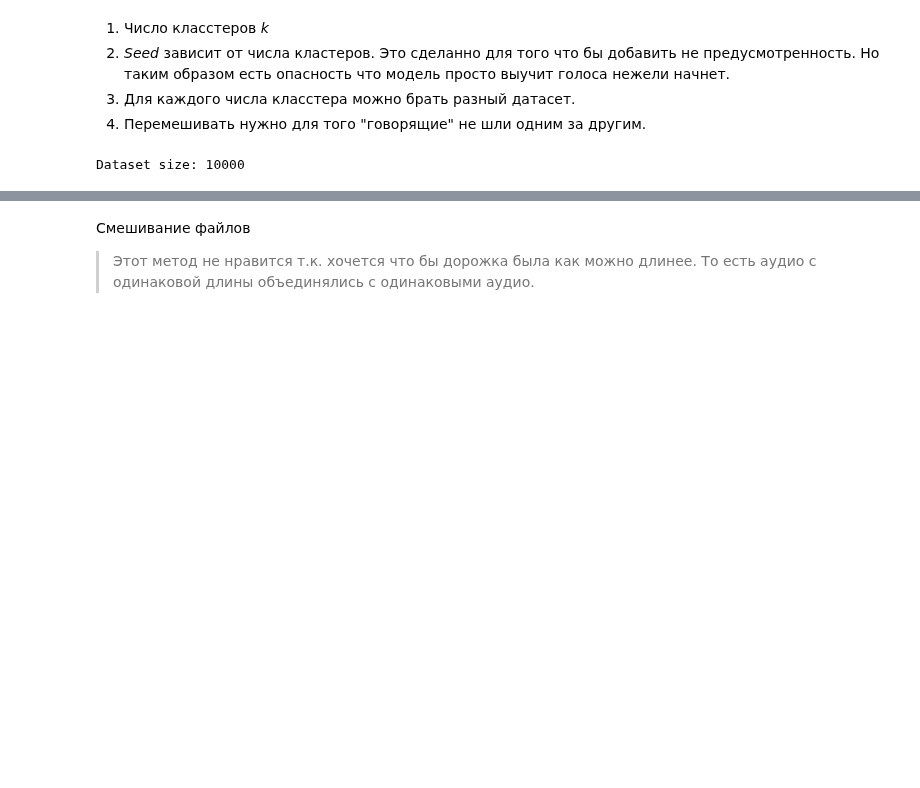
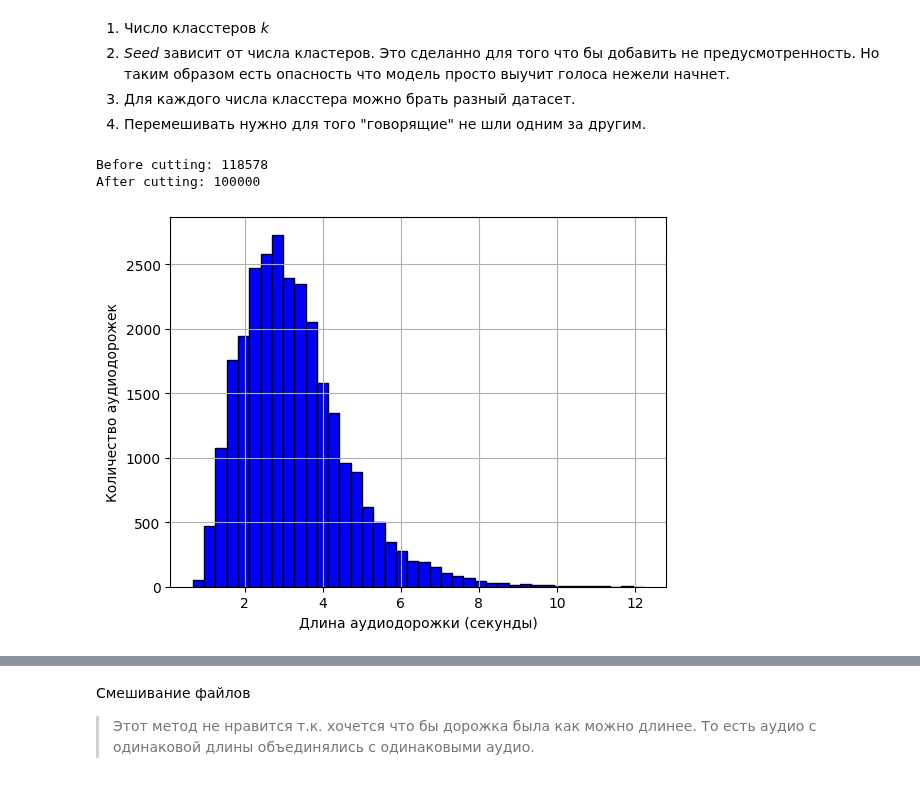
Before and after one commit to SBerik/SeparationForKazakhSpeech, a Jupyter notebook: data/data_processing/data_processing.ipynb, the cells around one changed output, grey strips where cells are left out. Saved outputs shown, nothing was run; the diff lists cells and outputs as text; code cells hidden in the pictures; blank space fills up the shorter version.

```diff
--- a/data/data_processing/data_processing.ipynb
+++ b/data/data_processing/data_processing.ipynb
@@ -109,29 +110,50 @@ np.random.seed(seed)
 2. _Seed_ зависит от числа кластеров. Это сделанно для того что бы добавить не предусмотренность. Но таким образом есть опасность что модель просто выучит голоса нежели начнет.
 3. Для каждого числа класстера можно брать разный датасет.
 4. Перемешивать нужно для того "говорящие" не шли одним за другим.
+# %%
+def plot_ghist(tracklist, sr):
+    durations = []
+    for track in tqdm(tracklist):
+        y, sr = librosa.load(track, sr=None)  # Загружаем аудио
+        duration = librosa.get_duration(y=y, sr=sr)  # Длительность в секундах
+        durations.append(duration)
+    plt.hist(durations, bins=40, color='blue', edgecolor='black')  # Гистограмма
+    plt.xlabel('Длина аудиодорожки (секунды)')
+    plt.ylabel('Количество аудиодорожек')
+    plt.grid(True)
+    plt.show()
 # %%
 trimmed = glob(glob_paths['trimmed'])
 trimmed = [t.replace('\\', '/') for t in trimmed]
 # %%
 random.seed(seed)
-folders_name = [('Train/tts', 0.25), ('Train/crowdsourced', 0.75)]
+folders_name = [('Train/tts', 0.35), ('Train/crowdsourced', 0.85), ('Dev/', 1.0), ('Test/', 1.0)]
 total_folders = []
 for p_path, percent in folders_name:
     temp_arr = find_files_folders(p_path, trimmed)
     total_folders.append([random.sample(temp_arr, len(temp_arr)), percent])
 
+
 tracklist = []
 for p in total_folders:
-    if total_dataset_size * p[1] > len(p[0]):
-        raise Exception('Error, havent enough audios')
-        break
-    else:
-        tracklist.extend(p[0][:int(total_dataset_size * p[1])])
+    tracklist.extend(p[0])
+    # if total_dataset_size * p[1] > len(p[0]):
+    #     raise Exception('Error, havent enough audios')
+    #     break
+    # else:
+        # tracklist.extend(p[0][:int(total_dataset_size * p[1])])
 
 random.shuffle(tracklist)
-print('Dataset size:', len(tracklist))
+print(f"Before cutting: {len(tracklist)}")
+tracklist = tracklist[:int(total_dataset_size)]
+print('After cutting:', len(tracklist))
 # %% [output]
-Dataset size: 10000
+Before cutting: 118578
+After cutting: 100000
+# %%
+plot_ghist(total_folders[0][0], sr)
+# %% [output]
+[figure, added]
 # %%
 tracklist[:4]
 # %% [output]
```
Also changed, not shown: parts of 17 cells of this notebook, 15 other files.
